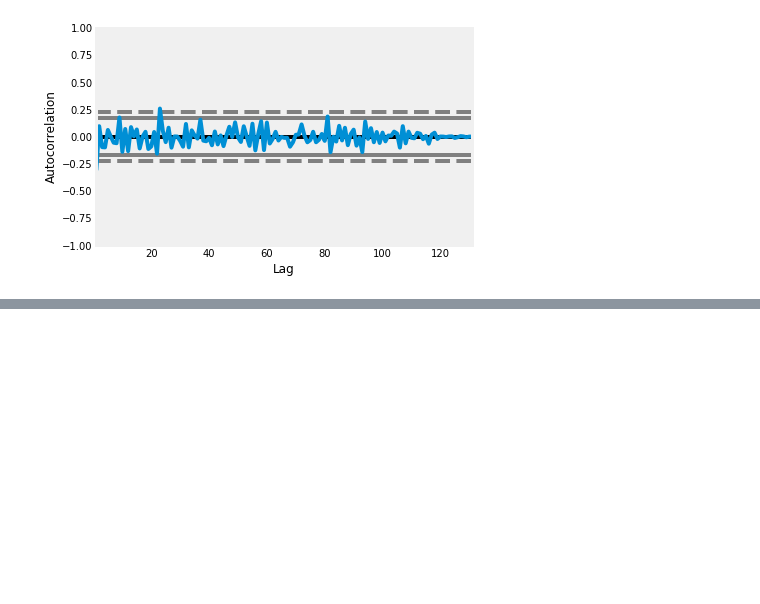
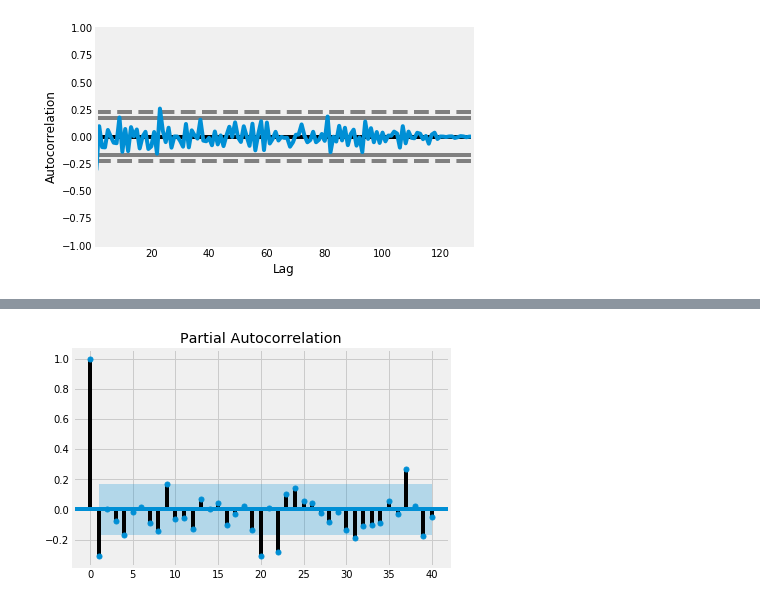
Before and after one commit to timsturges/GA_DS, a Jupyter notebook: classwork/Unit4/class18/labs/Autocorrelation, Autocovariance, and Plotting.ipynb, the cells around one changed output, grey strips where cells are left out. Drawn from its saved outputs; the diff is of its cells as text; code cells hidden in the pictures; blank space fills up the shorter version.

```diff
--- a/classwork/Unit4/class18/labs/Autocorrelation, Autocovariance, and Plotting.ipynb
+++ b/classwork/Unit4/class18/labs/Autocorrelation, Autocovariance, and Plotting.ipynb
@@ -83,0 +101,4 @@ autocorrelation_plot(df['Passengers'].diff().diff(periods = 12)[13:]);
+# %%
+y = plot_pacf(stationary_data, lags = 40)
+# %% [output]
+[figure, added]
```
Also changed, not shown: parts of 7 cells of this notebook, 10 other files.
